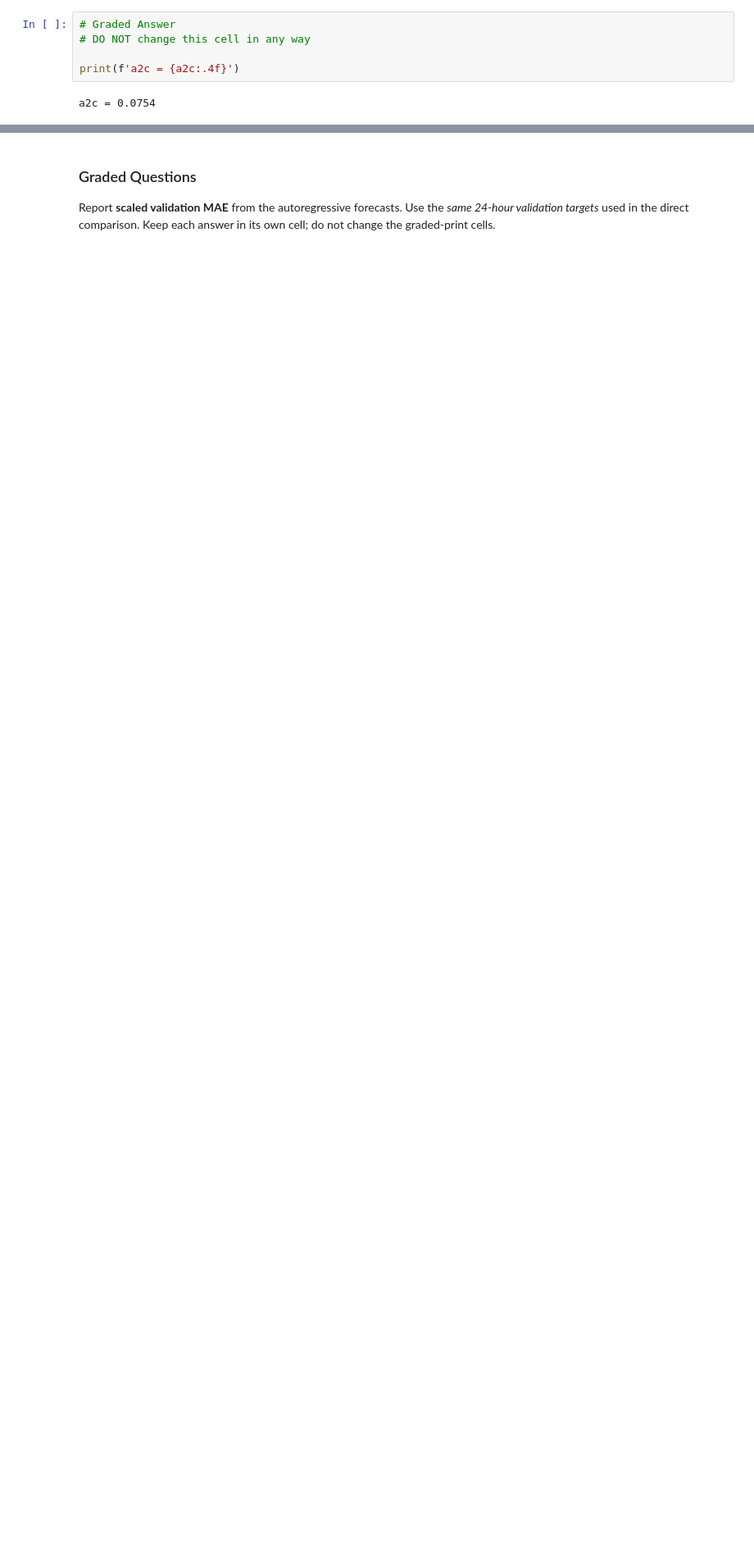
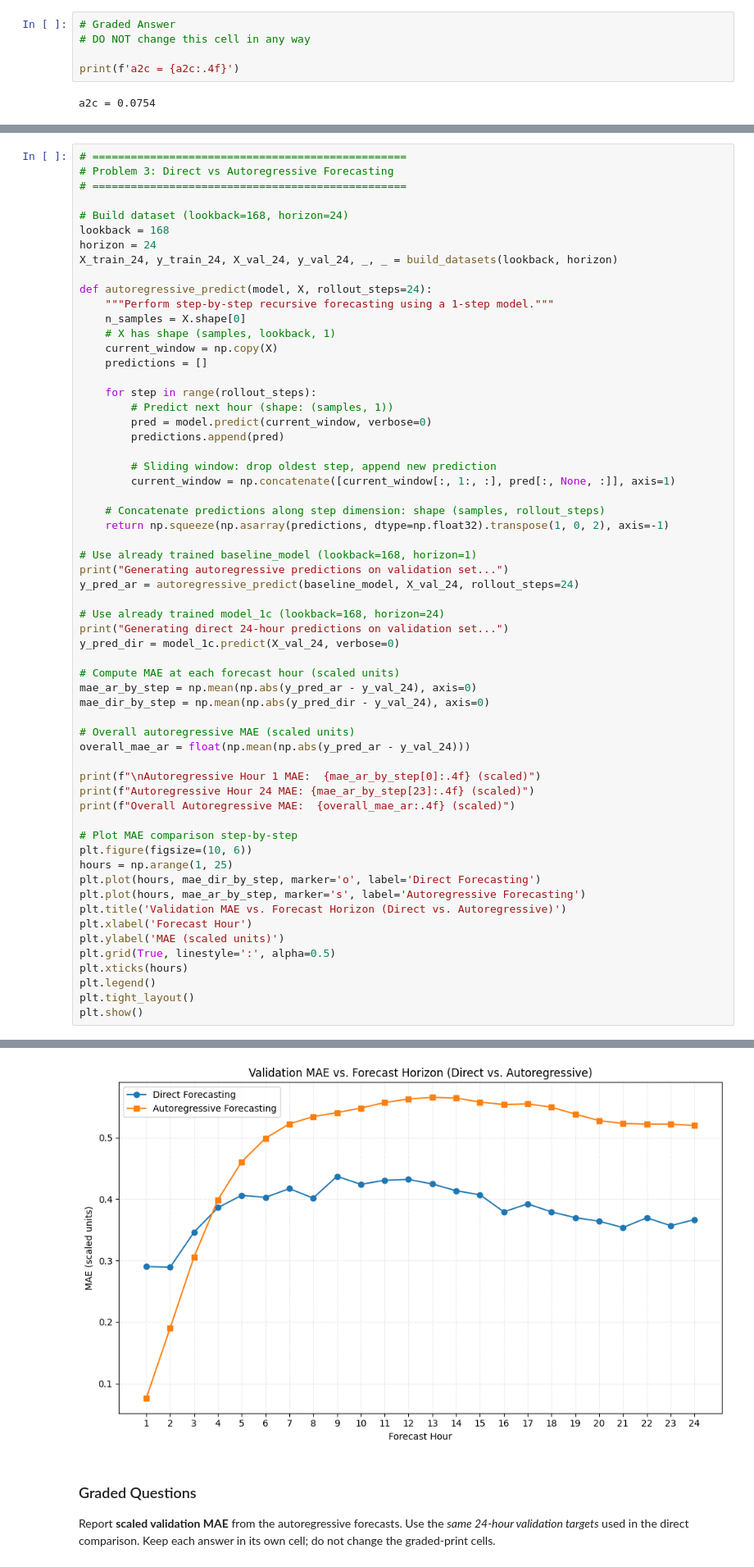
Before and after one commit to veniola/DX703-Assignments, a Jupyter notebook: Homework_08.ipynb, the cells around one changed output, grey strips where cells are left out. Shown at 82% size. Cells and saved outputs as stored; diff of their text form; blank space fills up the shorter version.

Commit message:
Updated Problems 3 and 4

```diff
--- a/Homework_08.ipynb
+++ b/Homework_08.ipynb
@@ -1265,0 +1215,61 @@ print_results()
+# %%
+# =================================================
+# Problem 3: Direct vs Autoregressive Forecasting
+# =================================================
+
+# Build dataset (lookback=168, horizon=24)
+lookback = 168
+horizon = 24
+X_train_24, y_train_24, X_val_24, y_val_24, _, _ = build_datasets(lookback, horizon)
+
+def autoregressive_predict(model, X, rollout_steps=24):
+    """Perform step-by-step recursive forecasting using a 1-step model."""
+    n_samples = X.shape[0]
+    # X has shape (samples, lookback, 1)
+    current_window = np.copy(X)
+    predictions = []
+
+    for step in range(rollout_steps):
+        # Predict next hour (shape: (samples, 1))
+        pred = model.predict(current_window, verbose=0)
+        predictions.append(pred)
+
+        # Sliding window: drop oldest step, append new prediction
+        current_window = np.concatenate([current_window[:, 1:, :], pred[:, None, :]], axis=1)
+
+    # Concatenate predictions along step dimension: shape (samples, rollout_steps)
+    return np.squeeze(np.asarray(predictions, dtype=np.float32).transpose(1, 0, 2), axis=-1)
+
+# Use already trained baseline_model (lookback=168, horizon=1)
+print("Generating autoregressive predictions on validation set...")
+y_pred_ar = autoregressive_predict(baseline_model, X_val_24, rollout_steps=24)
+
+# Use already trained model_1c (lookback=168, horizon=24)
+print("Generating direct 24-hour predictions on validation set...")
+y_pred_dir = model_1c.predict(X_val_24, verbose=0)
+
+# Compute MAE at each forecast hour (scaled units)
+mae_ar_by_step = np.mean(np.abs(y_pred_ar - y_val_24), axis=0)
+mae_dir_by_step = np.mean(np.abs(y_pred_dir - y_val_24), axis=0)
+
+# Overall autoregressive MAE (scaled units)
+overall_mae_ar = float(np.mean(np.abs(y_pred_ar - y_val_24)))
+
+print(f"\nAutoregressive Hour 1 MAE:  {mae_ar_by_step[0]:.4f} (scaled)")
+print(f"Autoregressive Hour 24 MAE: {mae_ar_by_step[23]:.4f} (scaled)")
+print(f"Overall Autoregressive MAE:  {overall_mae_ar:.4f} (scaled)")
+
+# Plot MAE comparison step-by-step
+plt.figure(figsize=(10, 6))
+hours = np.arange(1, 25)
+plt.plot(hours, mae_dir_by_step, marker='o', label='Direct Forecasting')
+plt.plot(hours, mae_ar_by_step, marker='s', label='Autoregressive Forecasting')
+plt.title('Validation MAE vs. Forecast Horizon (Direct vs. Autoregressive)')
+plt.xlabel('Forecast Hour')
+plt.ylabel('MAE (scaled units)')
+plt.grid(True, linestyle=':', alpha=0.5)
+plt.xticks(hours)
+plt.legend()
+plt.tight_layout()
+plt.show()
+# %% [output]
@@ -1266,3 +1293,4 @@ print_results()
+[figure, added]
 # %% [markdown]
 ### Graded Questions
 
```
Also changed, not shown: parts of 7 cells of this notebook.
